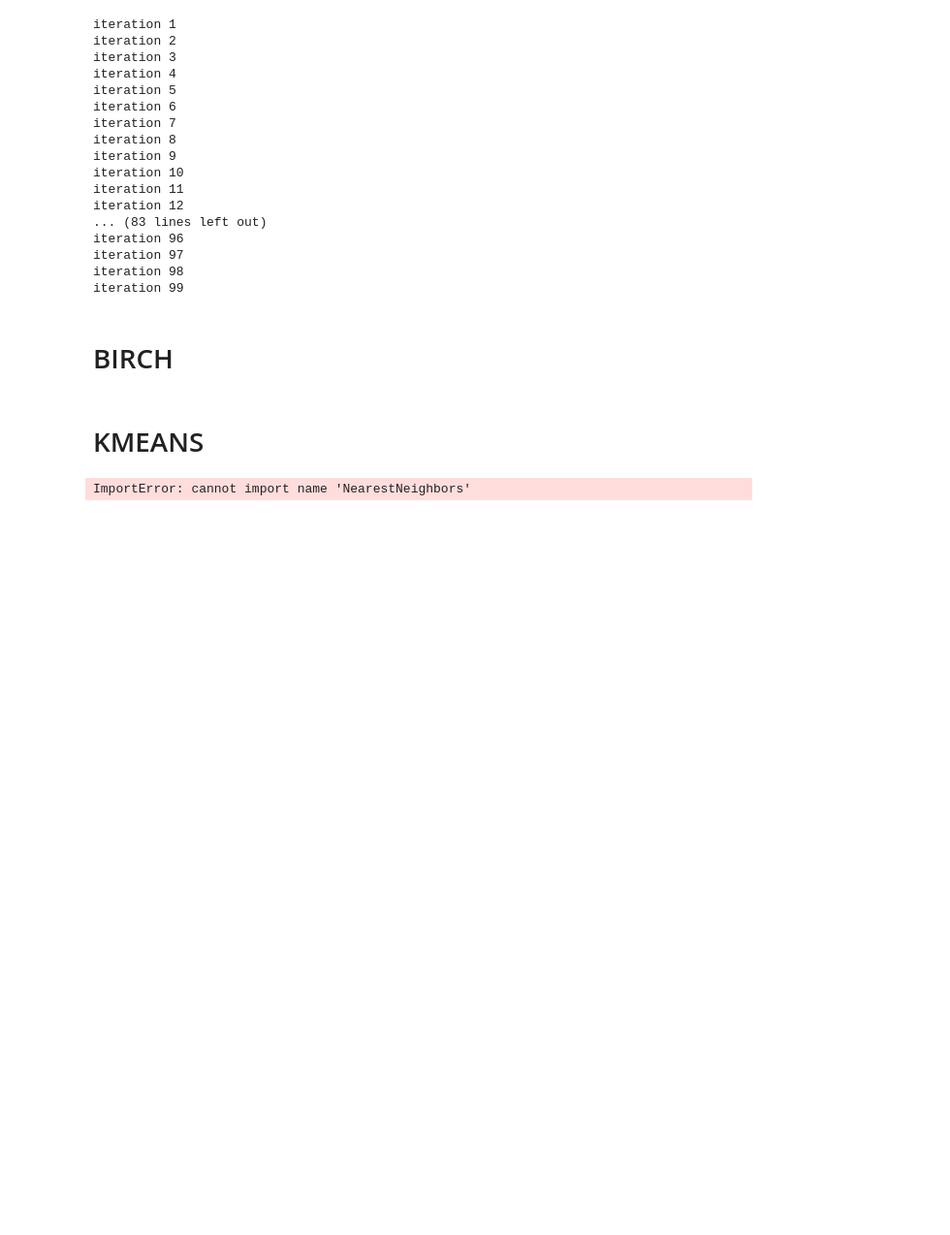
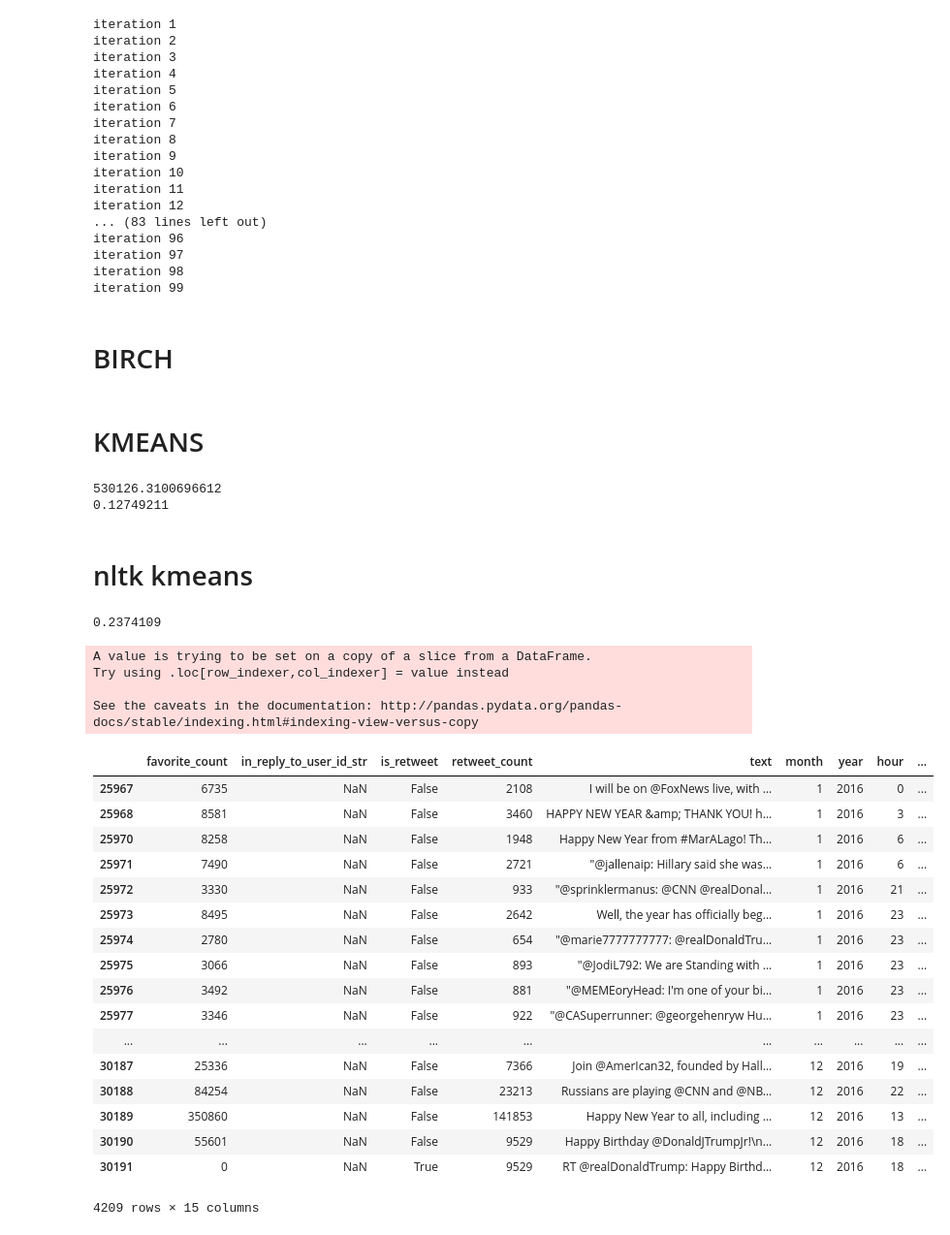
Before and after one commit to Gneur11/TextAnalytics, a Jupyter notebook: doc2vec.ipynb, the cells around one changed output. Shown at 97% size. Cells and saved outputs as stored; diff of their text form; code cells hidden in the pictures; blank space fills up the shorter version.

Commit message:
maybe best clustering yet

```diff
--- a/doc2vec.ipynb
+++ b/doc2vec.ipynb
@@ -172,11 +218,61 @@ from sklearn.neighbors import NearestNeighbors
 from sklearn.cluster import KMeans
 from sklearn.cluster import DBSCAN
 # %%
+true_k = 5
 kmeans = KMeans(n_clusters=true_k, init='k-means++', max_iter=100, n_init=10)
 kmeans.fit(X)
 print(kmeans.inertia_)
 
-d = silhouette_score(X, kmeans.labels_,metric='euclidean')
+d = silhouette_score(X, kmeans.labels_,metric='cosine')
 print(d)
 # %% [output]
-ImportError: cannot import name 'NearestNeighbors'
+530126.3100696612
+0.12749211
+# %% [markdown]
+# nltk kmeans
+# %%
+from nltk.cluster import KMeansClusterer
+import nltk
+
+NUM_CLUSTERS=10
+kclusterer = KMeansClusterer(NUM_CLUSTERS, distance=nltk.cluster.util.cosine_distance, repeats=40)
+assigned_clusters = kclusterer.cluster(X, assign_clusters=True)
+#print (assigned_clusters)
+d = silhouette_score(X, assigned_clusters,metric='cosine')
+print(d)
+#0.229 con cluster che sembrano decent, problema è che guardi solo parole più frequenti 4
+#0.230 " " " " 5
+#0.242 " " " " 6
+#0.227 cluster parole frequenti sembrano meglio 7
+#0.226 cluster " " " " " anche se alcuni cluster sono "doppi?"8
+#0.229 """""""""""""" 9
+#0.237 """""""""" 10
+# %% [output]
+0.2374109
+# %%
+datak = data[data["year"] == 2016]
+datak["labels"] = assigned_clusters
+datak
+# %% [output]
+A value is trying to be set on a copy of a slice from a DataFrame.
+Try using .loc[row_indexer,col_indexer] = value instead
+
+See the caveats in the documentation: http://pandas.pydata.org/pandas-docs/stable/indexing.html#indexing-view-versus-copy
+|  | favorite_count | in_reply_to_user_id_str | is_retweet | retweet_count | text | month | year | hour | ... |
+| 25967 | 6735 | NaN | False | 2108 | I will be on @FoxNews live, with ... | 1 | 2016 | 0 | ... |
+| 25968 | 8581 | NaN | False | 3460 | HAPPY NEW YEAR &amp; THANK YOU! h... | 1 | 2016 | 3 | ... |
+| 25970 | 8258 | NaN | False | 1948 | Happy New Year from #MarALago! Th... | 1 | 2016 | 6 | ... |
+| 25971 | 7490 | NaN | False | 2721 | "@jallenaip: Hillary said she was... | 1 | 2016 | 6 | ... |
+| 25972 | 3330 | NaN | False | 933 | "@sprinklermanus: @CNN @realDonal... | 1 | 2016 | 21 | ... |
+| 25973 | 8495 | NaN | False | 2642 | Well, the year has officially beg... | 1 | 2016 | 23 | ... |
+| 25974 | 2780 | NaN | False | 654 | "@marie7777777777: @realDonaldTru... | 1 | 2016 | 23 | ... |
+| 25975 | 3066 | NaN | False | 893 | "@JodiL792: We are Standing with ... | 1 | 2016 | 23 | ... |
+| 25976 | 3492 | NaN | False | 881 | "@MEMEoryHead: I'm one of your bi... | 1 | 2016 | 23 | ... |
+| 25977 | 3346 | NaN | False | 922 | "@CASuperrunner: @georgehenryw Hu... | 1 | 2016 | 23 | ... |
+| ... | ... | ... | ... | ... | ... | ... | ... | ... | ... |
+| 30187 | 25336 | NaN | False | 7366 | Join @AmerIcan32, founded by Hall... | 12 | 2016 | 19 | ... |
+| 30188 | 84254 | NaN | False | 23213 | Russians are playing @CNN and @NB... | 12 | 2016 | 22 | ... |
+| 30189 | 350860 | NaN | False | 141853 | Happy New Year to all, including ... | 12 | 2016 | 13 | ... |
+| 30190 | 55601 | NaN | False | 9529 | Happy Birthday @DonaldJTrumpJr!\n... | 12 | 2016 | 18 | ... |
+| 30191 | 0 | NaN | True | 9529 | RT @realDonaldTrump: Happy Birthd... | 12 | 2016 | 18 | ... |
+4209 rows × 15 columns
```
Also changed, not shown: parts of 23 cells of this notebook.
